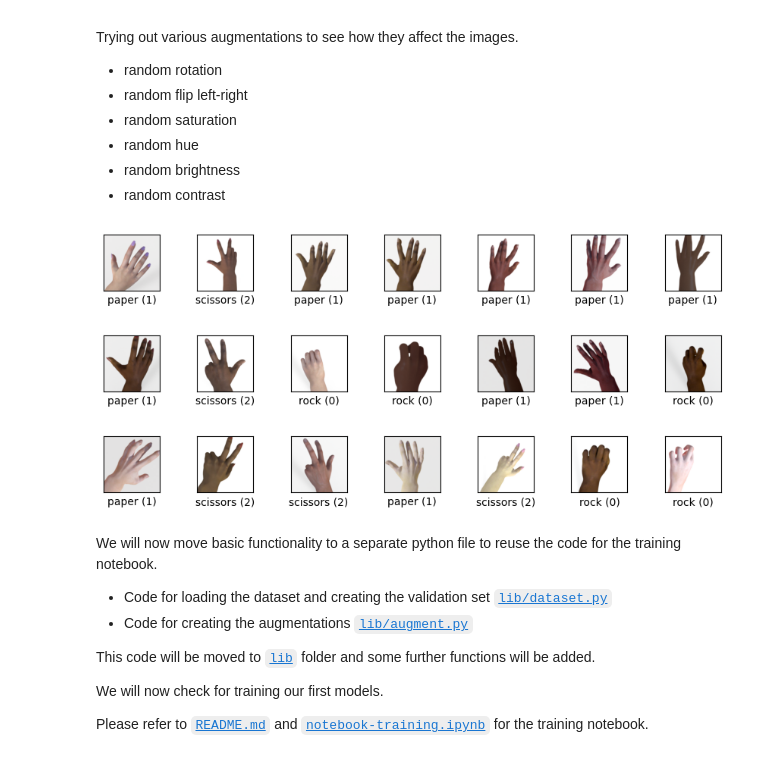
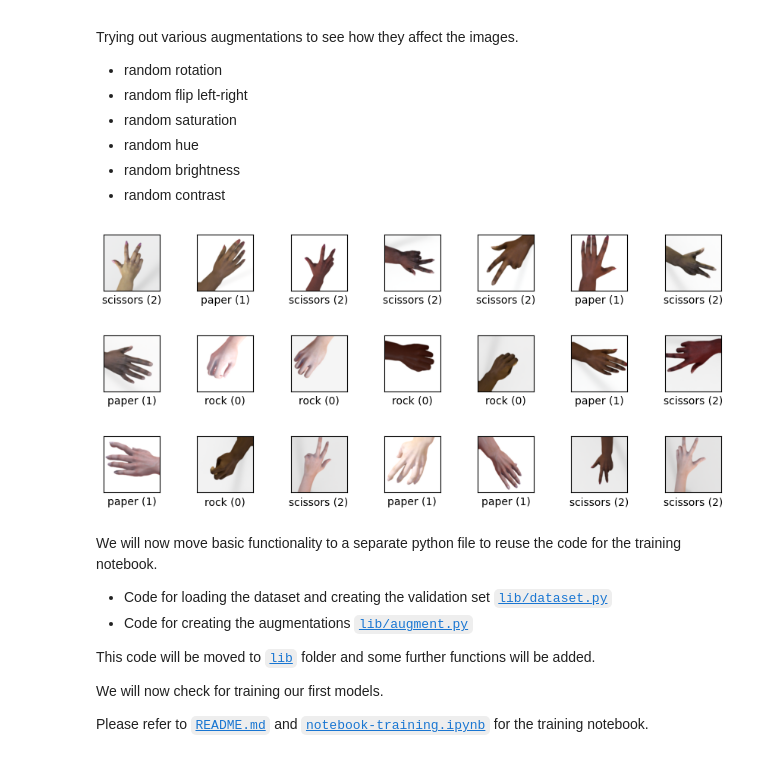
Before and after one commit to ai2ys/Rock-Paper-Scissors_Image-Classification, a Jupyter notebook: eda-training/notebook-eda.ipynb, the cells around one changed output. Cells and saved outputs as stored; diff of their text form; code cells hidden in the pictures.

```diff
--- a/eda-training/notebook-eda.ipynb
+++ b/eda-training/notebook-eda.ipynb
@@ -277,10 +276,12 @@ class Processing():
         random_flip_left_right=True,
         random_brightness=0.1,
         random_contrast=0.1,
-        random_rotation=30,
+        random_rotation=45,
         random_saturation=0.1,
         random_hue=0.1,
         random_crop=0.1,
+        random_translate=0.1,
+        random_zoom=0.1,
         ):
         self.random_flip_left_right = random_flip_left_right
         self.random_brightness = random_brightness
@@ -289,12 +290,27 @@ class Processing():
         self.random_saturation = random_saturation
         self.random_hue = random_hue
         self.random_crop = random_crop
+        self.random_translate = random_translate
+        self.random_zoom = random_zoom
 
-        rotation_factor = self.random_rotation / 360
-        self.rotation_layer = tf.keras.layers.RandomRotation(
-            factor=(-rotation_factor, rotation_factor),
-            fill_mode='nearest')
-
+        self.rotation_layer = None
+        if self.random_rotation is not None:
+            rotation_factor = self.random_rotation / 360
+            self.rotation_layer = tf.keras.layers.RandomRotation(
+                factor=(-rotation_factor, rotation_factor),
+                fill_mode='nearest')
+        self.translation_layer = None
+        if self.random_translate is not None:
+            self.translation_layer = tf.keras.layers.RandomTranslation(
+                height_factor=[-random_translate, random_translate],
+                width_factor=[-random_translate, random_translate],
+                fill_mode='nearest')
+        self.zoom_layer = None
+        if self.random_zoom is not None:
+            self.zoom_layer = tf.keras.layers.RandomZoom(
+                height_factor=[-random_zoom, random_zoom],
+                width_factor=[-random_zoom, random_zoom],
+                fill_mode='nearest')
     def normalize_image_uint8_to_0_1(self, image, label):
         image = tf.cast(image, tf.float32)
         image = (image / 255.0)
@@ -333,6 +349,10 @@ class Processing():
             image_size = list(image.shape)[0]
             crop_size = np.round(image_size * (1.0-self.random_crop), 0).astype(np.int32)
             image = tf.image.random_crop(image, size=[crop_size, crop_size, 3])
+        if self.random_translate is not None:
+            image = self.translation_layer(image)
+        if self.random_zoom is not None:
+            image = self.zoom_layer(image)
         return image, label
 
     def revert_normalize_0_1_to_uint8(self, image, label):
@@ -356,22 +376,24 @@ class Processing():
 # %%
 preprocessing = Processing(
         random_flip_left_right=True,
         random_brightness=0.1,
         random_contrast=0.1,
-        random_rotation=30,
+        random_rotation=180,
         random_saturation=0.1,
         random_hue=0.05,
-        random_crop=0.1,
+        random_crop=0.05,
+        random_translate=0.05,
+        random_zoom=0.05,
 )
 
 ds_train_preproc = ds_train.shuffle(1000, seed=3).take(21)
 ds_train_preproc = preprocessing.preprocess(ds_train_preproc)
 
 ds_train_visualize = ds_train_preproc.map(preprocessing.revert_normalize_0_1_to_uint8)
 
 fig = tfds.show_examples(ds_train_visualize, ds_info, rows=3, cols=7, plot_scale=1.5)
 # %% [output]
-[figure, old version]
+[figure, new version]
 # %% [markdown]
 We will now move basic functionality to a separate python file to reuse the code for the training notebook.
 
```
Also changed, not shown: parts of 6 cells of this notebook, 40 other files.
